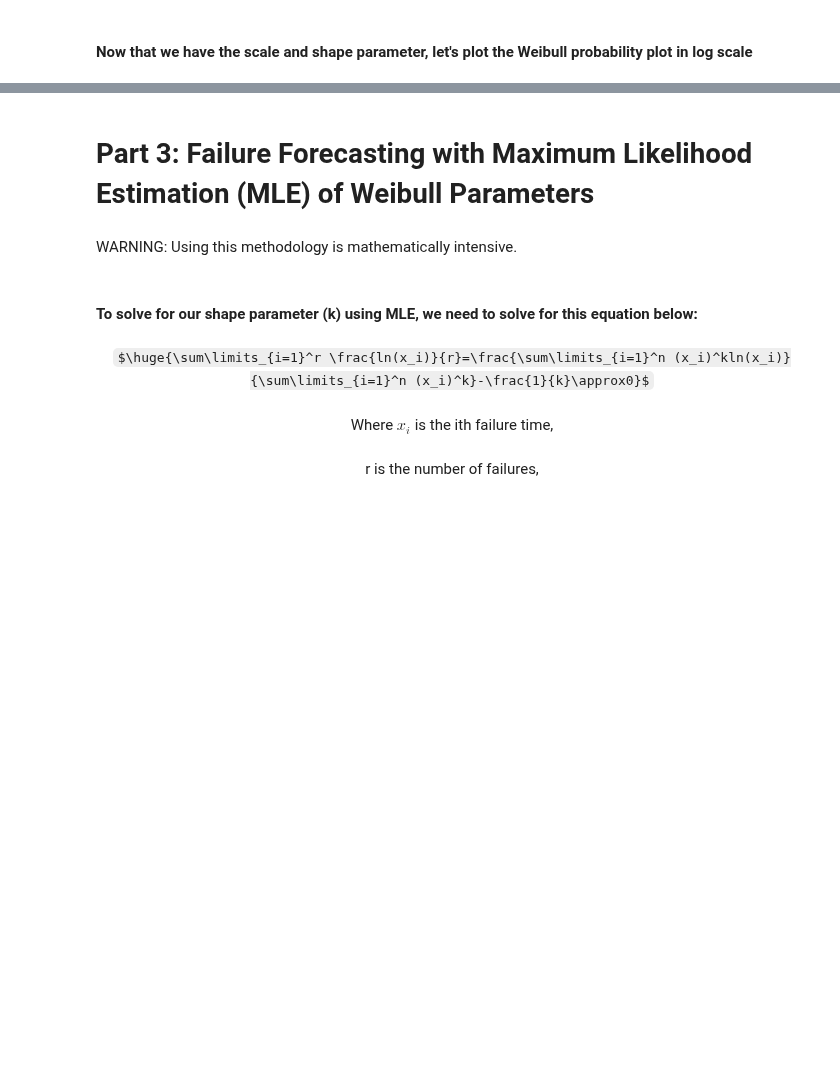
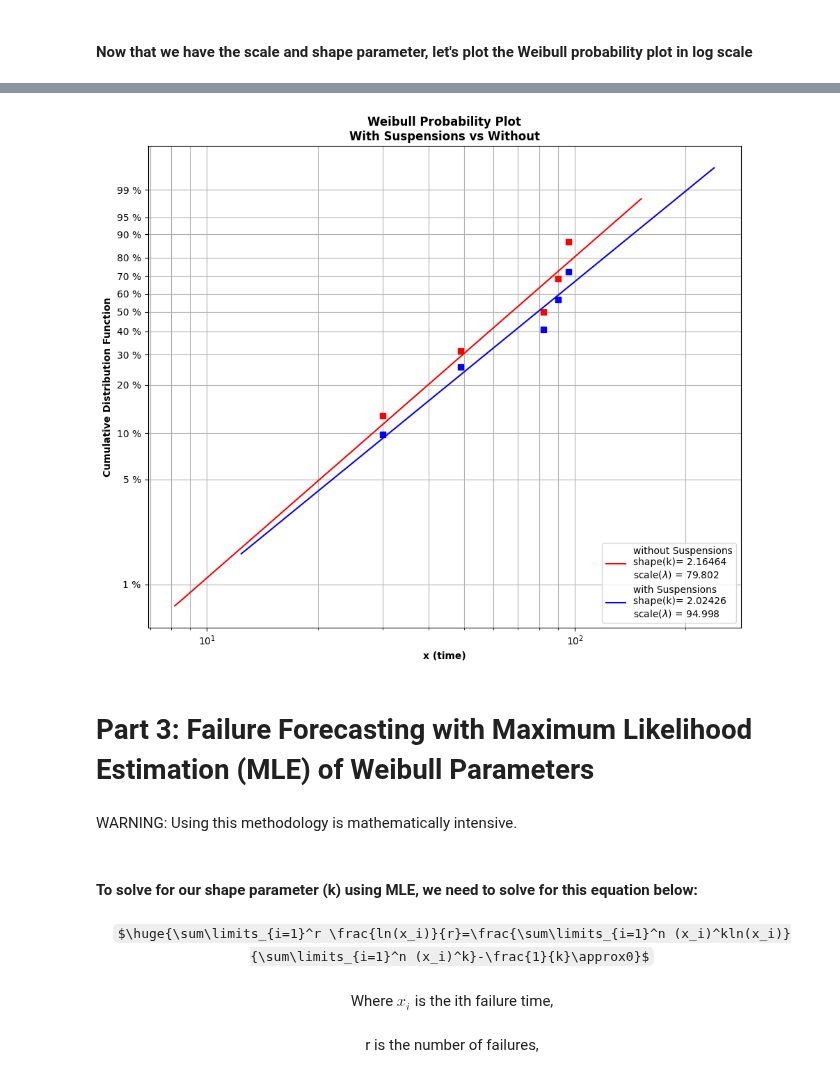
Before and after one commit to pybokeh/jupyter_notebooks, a Jupyter notebook: weibull/Weibull_Analysis.ipynb, the cells around one changed output, grey strips where cells are left out. Drawn from its saved outputs; the diff is of its cells as text; code cells hidden in the pictures; some formulas as TeX source; blank space fills up the shorter version.

```diff
--- a/weibull/Weibull_Analysis.ipynb
+++ b/weibull/Weibull_Analysis.ipynb
@@ -424,6 +428,4 @@ plt.show()
 # %%
-shape = 2.16464
-scale = 79.802
 x = np.arange(0,250)
 y = 1-np.exp(-(x/scale)**shape) # This is the equation for Weibull CDF as illustrated above
 
@@ -435,0 +458,16 @@ plt.show()
+# %%
+y_without_sus = ln(df_without_sus['DTF'])
+rank = np.arange(1,y_without_sus.size+1)  # ranks = {1, 2, 3, ... 10}
+median_rank = (rank - 0.3)/(rank.size + 0.4)
+x_without_sus = ln(-ln(1 - median_rank))
+
+plt.scatter(x_without_sus, y_without_sus)
+plt.title("Weibull Probability Plot of Failure Times", weight='bold')
+plt.xlabel(r'$ln\left(ln\left(\frac{1}{1-F(x)}\right)\right)$', fontsize=16)
+plt.ylabel('ln(x)', fontsize=16)
+plt.grid()
+plt.show()
+
+print("x and y coordinates of the Weibull probability plot (should match the values in the table above):")
+for value in zip(x_without_sus,y_without_sus):
+    print("( " + str(value[0]) + " , " + str(value[1]) + " )")
@@ -436,3 +514,66 @@ plt.show()
+# %%
+import numpy as np
+from numpy import random
+from matplotlib.ticker import FuncFormatter
+
+# I'm used to  the ln notation for the natural log
+from numpy import log as ln
+
+# Prepare X and Y data when excluding suspensions
+x_without_sus = df_without_sus['DTF'].values
+rank_without_sus = np.arange(1,x_without_sus.size+1)  # ranks = {1, 2, 3, ... 10}
+median_rank_without_sus = (rank_without_sus - 0.3)/(rank_without_sus.size + 0.4)
+y_without_sus = ln(-ln(1 - median_rank_without_sus))
+
+# Generate 1000 numbers following a Weibull distribution that we think ideally fits our data using the shape and scale parameter
+x_ideal_without_sus = scale_without_sus * random.weibull(shape_without_sus, size=100)
+x_ideal_without_sus.sort()
+F_without_sus = 1 - np.exp( -(x_ideal_without_sus / scale_without_sus)**shape_without_sus )
+y_ideal_without_sus = ln(-ln(1 - F_without_sus))
+
+
+# Prepare X and Y data when including suspensions
+x = data
+rank = np.arange(1,x.size+1)  # ranks = {1, 2, 3, ... 10}
+median_rank = df_final['MEDIAN_RANK'].values
+y = ln(-ln(1 - median_rank))
+
+# Generate 1000 numbers following a Weibull distribution that we think ideally fits our data using the shape and scale parameter
+x_ideal = scale * random.weibull(shape, size=100)
+x_ideal.sort()
+F = 1 - np.exp( -(x_ideal/scale)**shape )
+y_ideal = ln(-ln(1 - F))
+
+# Weibull plot
+fig1 = plt.figure()
+fig1.set_size_inches(11,9)
+ax = plt.subplot(111)
+
+plt.semilogx(x, y, "bs")
+plt.semilogx(x_without_sus, y_without_sus, "rs")
+plt.semilogx(x_ideal_without_sus, y_ideal_without_sus, 'r-', label="without Suspensions\nshape(k)= %5G\nscale($\lambda$) = %.5G" % (shape_without_sus, scale_without_sus) )
+plt.semilogx(x_ideal, y_ideal, 'b-', label="with Suspensions\nshape(k)= %5G\nscale($\lambda$) = %.5G" % (shape, scale) )
+plt.title("Weibull Probability Plot\nWith Suspensions vs Without", weight="bold")
+plt.xlabel('x (time)', weight="bold")
+plt.ylabel('Cumulative Distribution Function', weight="bold")
+plt.legend(loc='lower right')
+
+# Generate ticks
+def weibull_CDF(y, pos):
+    return "%G %%" % (100*(1-np.exp(-np.exp(y))))
+
+formatter = FuncFormatter(weibull_CDF)
+ax.yaxis.set_major_formatter(formatter)
+
+yt_F = np.array([ 0.01, 0.05, 0.1, 0.2, 0.3, 0.4, 0.5,
+           0.6, 0.7, 0.8, 0.9, 0.95, 0.99])
+yt_lnF = ln( -ln(1-yt_F))
+plt.yticks(yt_lnF)
+ax.yaxis.grid()
+ax.xaxis.grid(which='both')
+plt.show()
+# %% [output]
+[figure, added]
 # %% [markdown]
 # Part 3: Failure Forecasting with Maximum Likelihood Estimation (MLE) of Weibull Parameters
 # %% [markdown]
```
Also changed, not shown: parts of 20 cells of this notebook, 2 other files.
